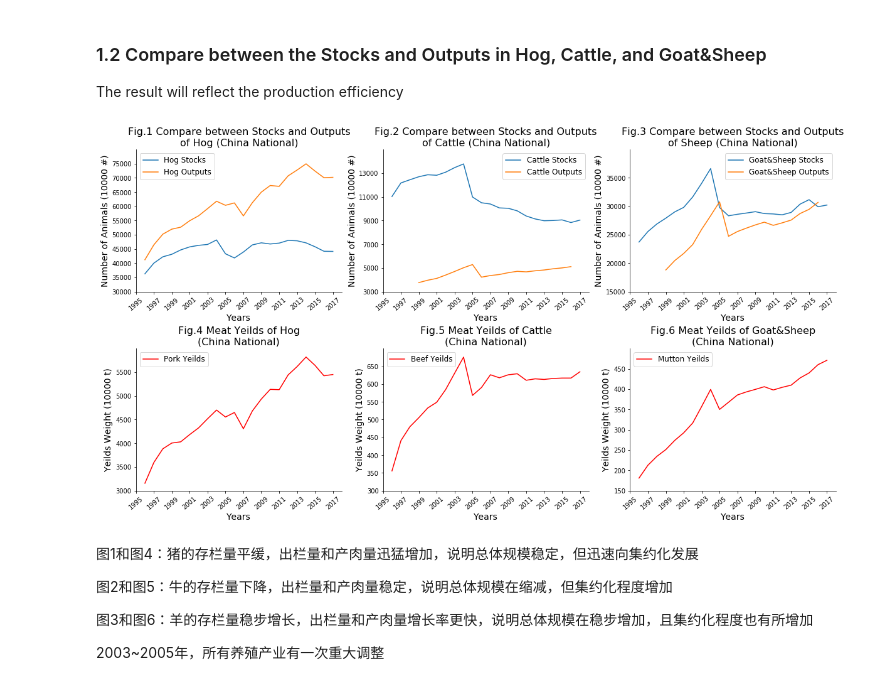
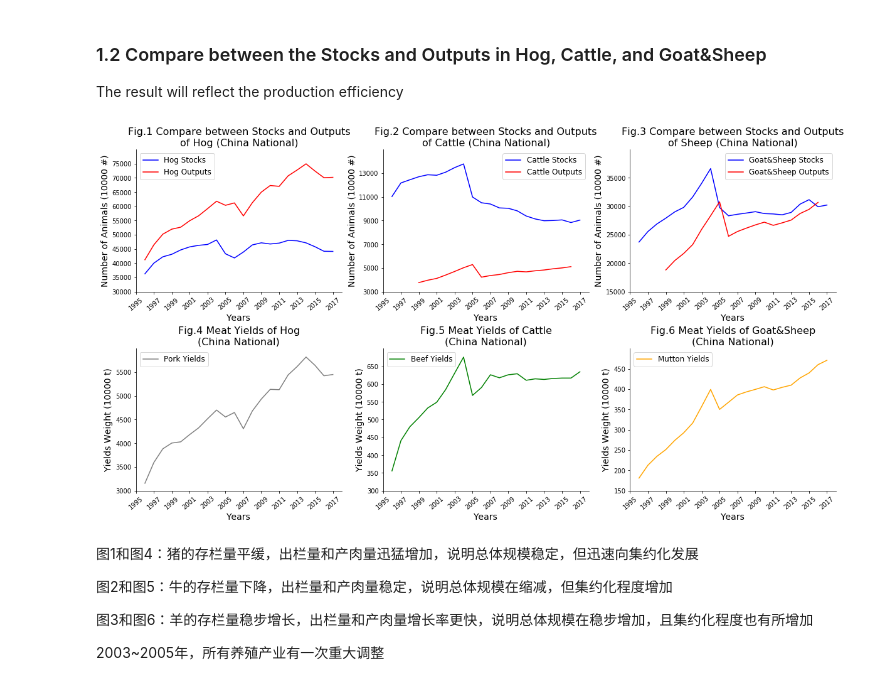
Before and after one commit to meatatlas/datamap2019, a Jupyter notebook: livestock_exploratrion.ipynb, the cells around one changed output. Drawn from its saved outputs; the diff is of its cells as text; code cells hidden in the pictures.

```diff
--- a/livestock_exploratrion.ipynb
+++ b/livestock_exploratrion.ipynb
@@ -36,6 +36,7 @@ class ReadData():
             raw_path = self.raw_path + self.org_name + '/' + self.repo_name + '/' + self.branch + self.folder_path + self.file_name
         else:
             raw_path = self.url
+            path = self.url
 
         print('Url: ', path)
         print('Raw data:', raw_path)
@@ -293,6 +299,8 @@ lab_size = 14
 leg_size = 12
 tck_size = 12
 
+colors = ['blue', 'red']    # for stock, output
+
 fig = plt.figure(figsize=fig_size)
 fig.tight_layout()                          # adjust layout
 plt.subplots_adjust(wspace =0.2, hspace =0.4) # adjust white space
@@ -301,6 +309,7 @@ plt.subplots_adjust(wspace =0.2, hspace =0.4) # adjust white space
 ax0 = fig.add_subplot(2,3,1)  # 2 row, 2 columns, 1st plot
 df[AY+hog_inout][df['AreaName']=='China'].plot(
     kind='line', x='Year',
+    color=colors,
     ax=ax0)
 
 plt.title("Fig.1 Compare between Stocks and Outputs\nof Hog (China National)", fontsize=tit_size)
@@ -314,6 +323,7 @@ plt.ylim(ylim[0],ylim[1])
 ax1 = fig.add_subplot(2,3,2)
 df[AY+cattle_inout][df['AreaName']=='China'].plot(
     kind='line', x='Year',
+    color=colors,
     ax=ax1)
 
 plt.title("Fig.2 Compare between Stocks and Outputs\nof Cattle (China National)",fontsize=tit_size)
@@ -327,6 +337,7 @@ plt.ylim(ylim[0],ylim[1])
 ax2 = fig.add_subplot(2,3,3)
 df[AY+gs_inout][df['AreaName']=='China'].plot(
     kind='line', x='Year',
+    color=colors,
     ax=ax2)
 
 plt.title("Fig.3 Compare between Stocks and Outputs\nof Sheep (China National)",fontsize=tit_size)
@@ -341,7 +352,7 @@ ax3 = fig.add_subplot(2,3,4)  # 2 row, 2 columns, 1st plot
 
 df[AY+['MeatYield_hog']][df['AreaName']=='China'].plot(
     kind='line', x='Year',
-    color='red',
+    color='grey',
     ax=ax3)
 plt.title("Fig.4 Meat Yields of Hog\n(China National)", fontsize=tit_size)
 plt.legend(['Pork Yields'], loc='upper left', fontsize=leg_size)
@@ -354,7 +365,7 @@ plt.ylim(ylim[0],ylim[1])
 ax4 = fig.add_subplot(2,3,5)
 df[AY+['MeatYield_cattle']][df['AreaName']=='China'].plot(
     kind='line', x='Year',
-    color='red',
+    color='green',
     ax=ax4)
 plt.title("Fig.5 Meat Yields of Cattle\n(China National)",fontsize=tit_size)
 plt.legend(['Beef Yields'], loc='upper left', fontsize=leg_size)
@@ -367,35 +378,35 @@ plt.ylim(ylim[0],ylim[1])
 ax5 = fig.add_subplot(2,3,6)
 df[AY+['MeatYield_gt_shp']][df['AreaName']=='China'].plot(
     kind='line', x='Year',
-    color='red',
+    color='orange',
     ax=ax5)
 
 plt.title("Fig.6 Meat Yields of Goat&Sheep\n(China National)",fontsize=tit_size)
 plt.legend(['Mutton Yields'], loc='upper left', fontsize=leg_size)
 
 ylim = [150,500,50]
 plt.yticks(range(ylim[0],ylim[1],ylim[2]))
 plt.ylim(ylim[0],ylim[1])
 
 
 
 # set labels
 # ================================================================
 for ax in [ax0, ax1, ax2]:
     setYlab_num(ax)
 
 # ================================================================
 for ax in [ax3, ax4, ax5]:
     setYlab_wei(ax)
 
 # ================================================================
 for ax in [ax0, ax1, ax2, ax3, ax4, ax5]:
     setX_years(ax)
     setSpi_LB(ax)
 
 plt.show()
 # %% [output]
-[figure, old version]
+[figure, new version]
 # %% [markdown]
 图1和图4：猪的存栏量平缓，出栏量和产肉量迅猛增加，说明总体规模稳定，但迅速向集约化发展
 
```
Also changed, not shown: parts of 34 cells of this notebook, 2 other files.
